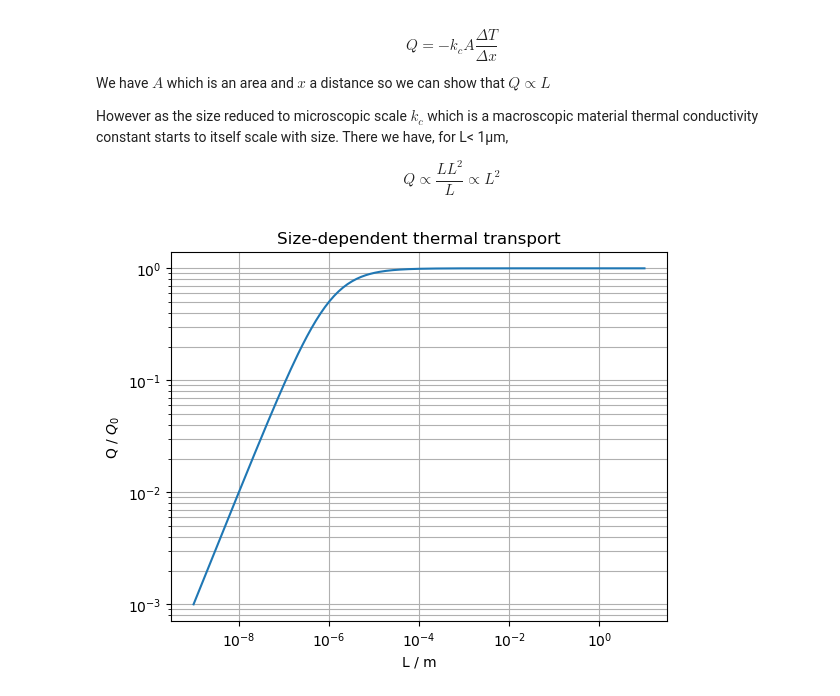
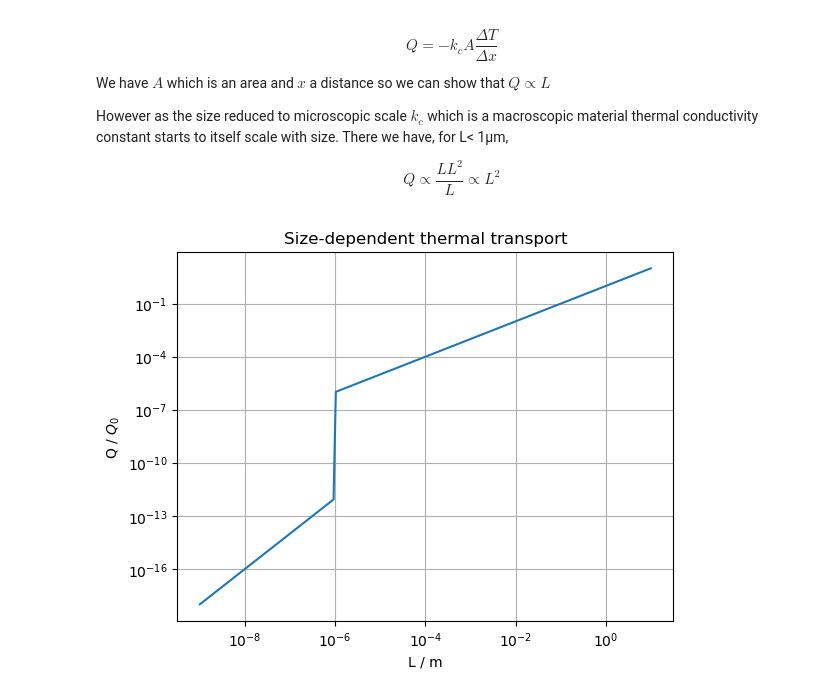
Before and after one commit to kevcritc/Jupyter_book, a Jupyter notebook: content/Lecture4.ipynb, the cells around one changed output. Cells and saved outputs as stored; diff of their text form; code cells hidden in the pictures.

```diff
--- a/content/Lecture4.ipynb
+++ b/content/Lecture4.ipynb
@@ -118,25 +118,25 @@ $$ Q \propto \frac{LL^2}{L} \propto L^2 $$
 # %%
 import numpy as np
 import matplotlib.pyplot as plt
 
 def Q_scaling(L, Lc=1e-6, a=1):
     """
     Returns Q ~ a*L^2 when L < Lc (ballistic),
              a*L     when L >= Lc (diffusive-like)
     """
     return np.where(L < Lc, a * L**2, a * L)
 
 L = np.logspace(-9, 1, 200)  # 1 nm to 1 cm
-Q_vals = Q(L)
+Q_vals = Q_scaling(L)
 
 plt.loglog(L, Q_vals)
 plt.xlabel("L / m")
 plt.ylabel("Q / $Q_0$")
 plt.title("Size-dependent thermal transport")
 plt.grid(True, which='both')
 plt.show()
 # %% [output]
-[figure, old version]
+[figure, new version]
 # %% [markdown]
 Here we have smmothed the transition from small to large because of the arbitary threshold would lead to a jump.
 
```
Also changed, not shown: 30 other files.
